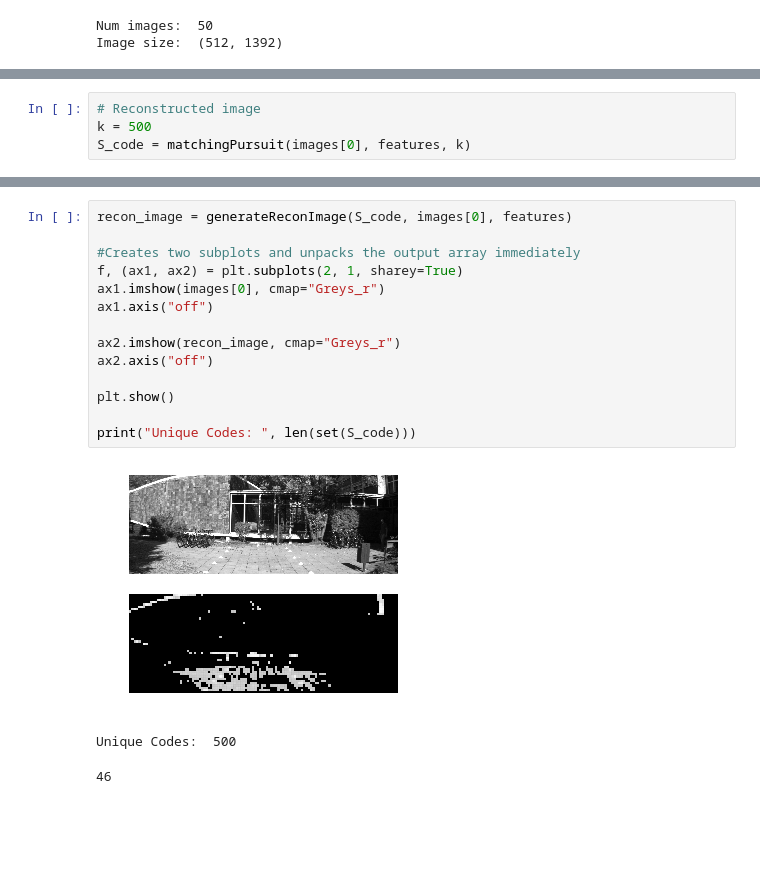
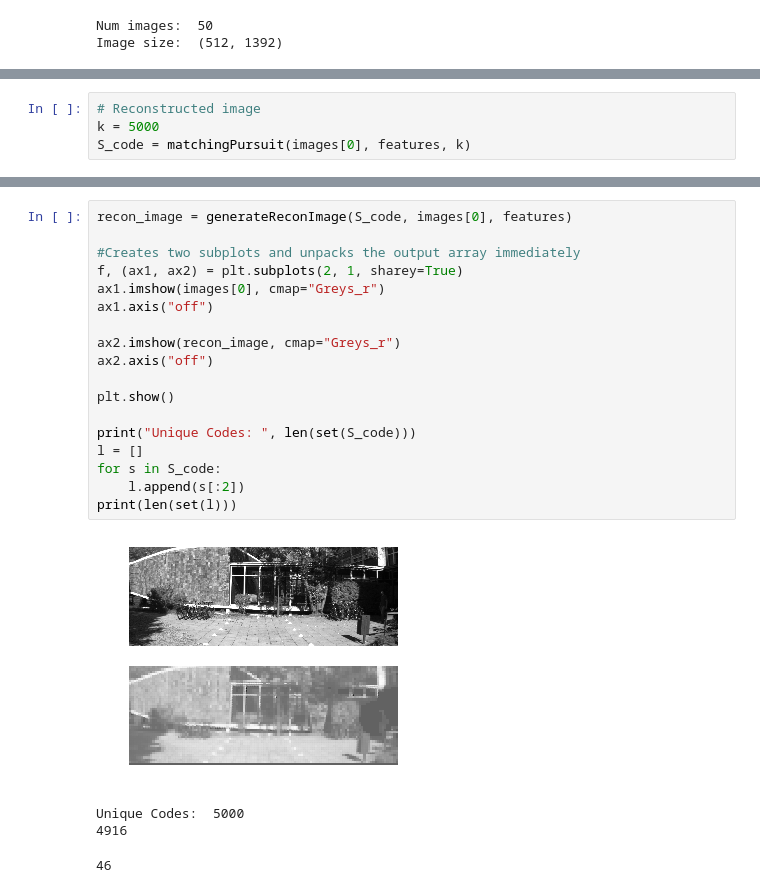
Before and after one commit to Lukeroberto/CS6140-MatchingPursuit, a Jupyter notebook: notebooks/Tests.ipynb, the cells around one changed output, grey strips where cells are left out. Drawn from its saved outputs; the diff is of its cells as text; blank space fills up the shorter version.

```diff
--- a/notebooks/Tests.ipynb
+++ b/notebooks/Tests.ipynb
@@ -36,26 +36,31 @@ Num samples 1000
 # %%
 # Reconstructed image
-k = 500
+k = 5000
 S_code = matchingPursuit(images[0], features, k)
 # %% [output]
 [interactive output not drawn]
 # %%
 recon_image = generateReconImage(S_code, images[0], features)
 
 #Creates two subplots and unpacks the output array immediately
 f, (ax1, ax2) = plt.subplots(2, 1, sharey=True)
 ax1.imshow(images[0], cmap="Greys_r")
 ax1.axis("off")
 
 ax2.imshow(recon_image, cmap="Greys_r")
 ax2.axis("off")
 
 plt.show()
 
 print("Unique Codes: ", len(set(S_code)))
+l = []
+for s in S_code:
+    l.append(s[:2])
+print(len(set(l)))
 # %% [output]
-[figure, old version]
+[figure, new version]
-Unique Codes:  500
+Unique Codes:  5000
+4916
 # %%
 # %% [output]
 46
```
Also changed, not shown: parts of 2 cells of this notebook, 4 other files.
